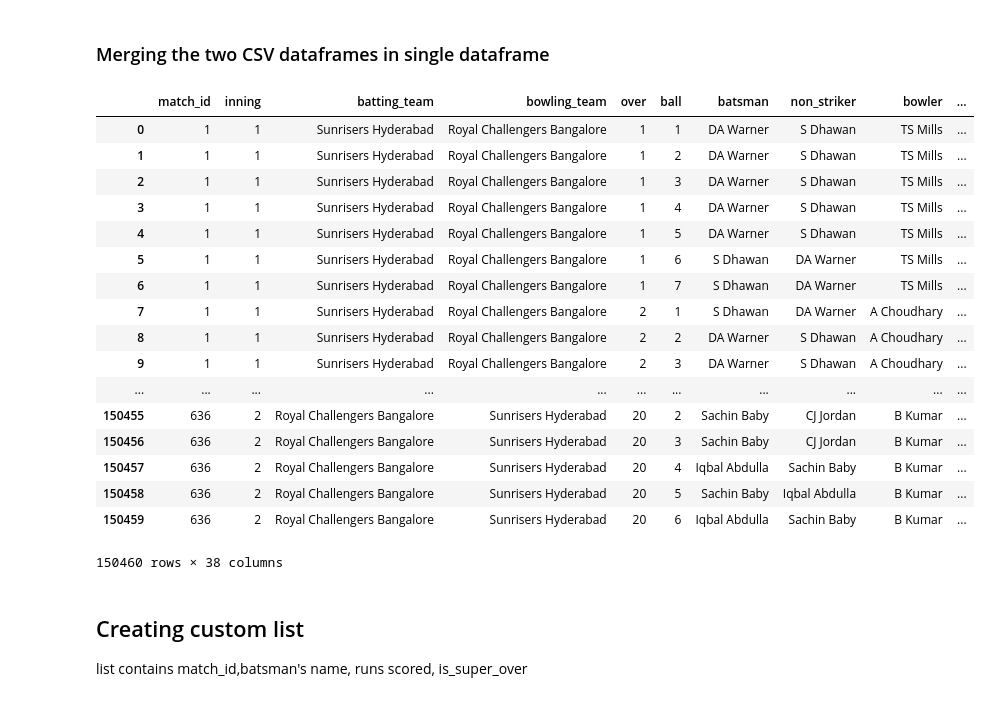
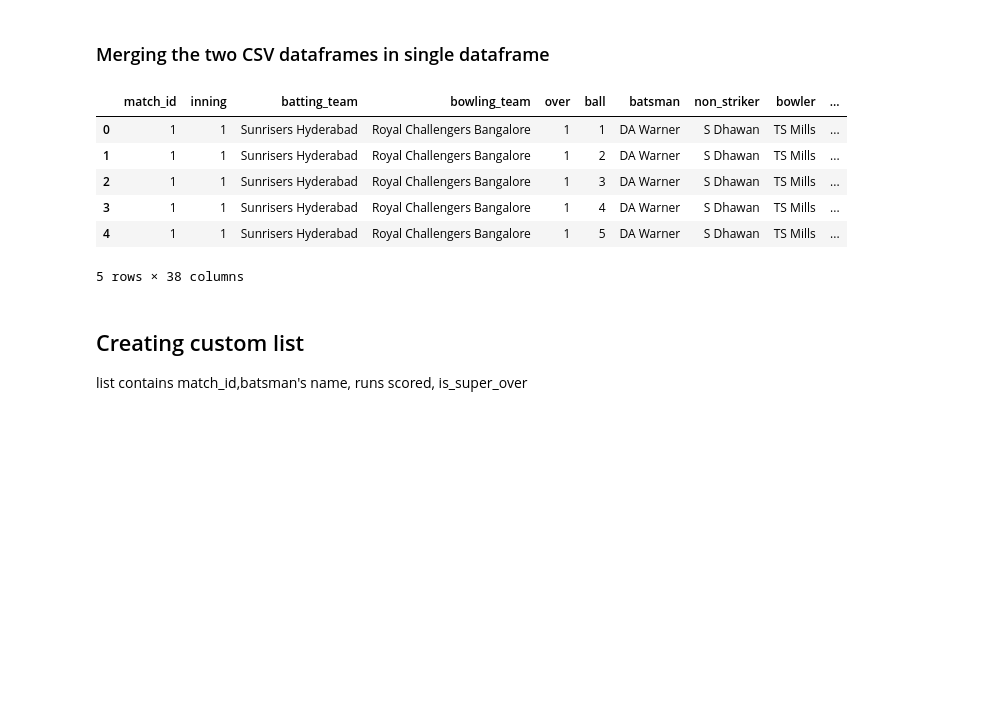
Before and after one commit to AnshulHedau/IPL_Insights, a Jupyter notebook: IPL Insights.ipynb, the cells around one changed output. Saved outputs shown, nothing was run; the diff lists cells and outputs as text; code cells hidden in the pictures; blank space fills up the shorter version.

```diff
--- a/IPL Insights.ipynb
+++ b/IPL Insights.ipynb
@@ -112,26 +89,15 @@ data_set
 ### Merging the two CSV dataframes in single dataframe
 # %%
 data_set = pd.merge(data_set, data_setm, on='match_id')
-data_set
+data_set.head(5)
 # %% [output]
 |  | match_id | inning | batting_team | bowling_team | over | ball | batsman | non_striker | bowler | ... |
 | 0 | 1 | 1 | Sunrisers Hyderabad | Royal Challengers Bangalore | 1 | 1 | DA Warner | S Dhawan | TS Mills | ... |
 | 1 | 1 | 1 | Sunrisers Hyderabad | Royal Challengers Bangalore | 1 | 2 | DA Warner | S Dhawan | TS Mills | ... |
 | 2 | 1 | 1 | Sunrisers Hyderabad | Royal Challengers Bangalore | 1 | 3 | DA Warner | S Dhawan | TS Mills | ... |
 | 3 | 1 | 1 | Sunrisers Hyderabad | Royal Challengers Bangalore | 1 | 4 | DA Warner | S Dhawan | TS Mills | ... |
 | 4 | 1 | 1 | Sunrisers Hyderabad | Royal Challengers Bangalore | 1 | 5 | DA Warner | S Dhawan | TS Mills | ... |
-| 5 | 1 | 1 | Sunrisers Hyderabad | Royal Challengers Bangalore | 1 | 6 | S Dhawan | DA Warner | TS Mills | ... |
-| 6 | 1 | 1 | Sunrisers Hyderabad | Royal Challengers Bangalore | 1 | 7 | S Dhawan | DA Warner | TS Mills | ... |
-| 7 | 1 | 1 | Sunrisers Hyderabad | Royal Challengers Bangalore | 2 | 1 | S Dhawan | DA Warner | A Choudhary | ... |
-| 8 | 1 | 1 | Sunrisers Hyderabad | Royal Challengers Bangalore | 2 | 2 | DA Warner | S Dhawan | A Choudhary | ... |
-| 9 | 1 | 1 | Sunrisers Hyderabad | Royal Challengers Bangalore | 2 | 3 | DA Warner | S Dhawan | A Choudhary | ... |
-| ... | ... | ... | ... | ... | ... | ... | ... | ... | ... | ... |
-| 150455 | 636 | 2 | Royal Challengers Bangalore | Sunrisers Hyderabad | 20 | 2 | Sachin Baby | CJ Jordan | B Kumar | ... |
-| 150456 | 636 | 2 | Royal Challengers Bangalore | Sunrisers Hyderabad | 20 | 3 | Sachin Baby | CJ Jordan | B Kumar | ... |
-| 150457 | 636 | 2 | Royal Challengers Bangalore | Sunrisers Hyderabad | 20 | 4 | Iqbal Abdulla | Sachin Baby | B Kumar | ... |
-| 150458 | 636 | 2 | Royal Challengers Bangalore | Sunrisers Hyderabad | 20 | 5 | Sachin Baby | Iqbal Abdulla | B Kumar | ... |
-| 150459 | 636 | 2 | Royal Challengers Bangalore | Sunrisers Hyderabad | 20 | 6 | Iqbal Abdulla | Sachin Baby | B Kumar | ... |
-150460 rows × 38 columns
+5 rows × 38 columns
 # %% [markdown]
 ## Creating custom list
 list contains match_id,batsman's name, runs scored, is_super_over
```
Also changed, not shown: parts of 3 cells of this notebook.
